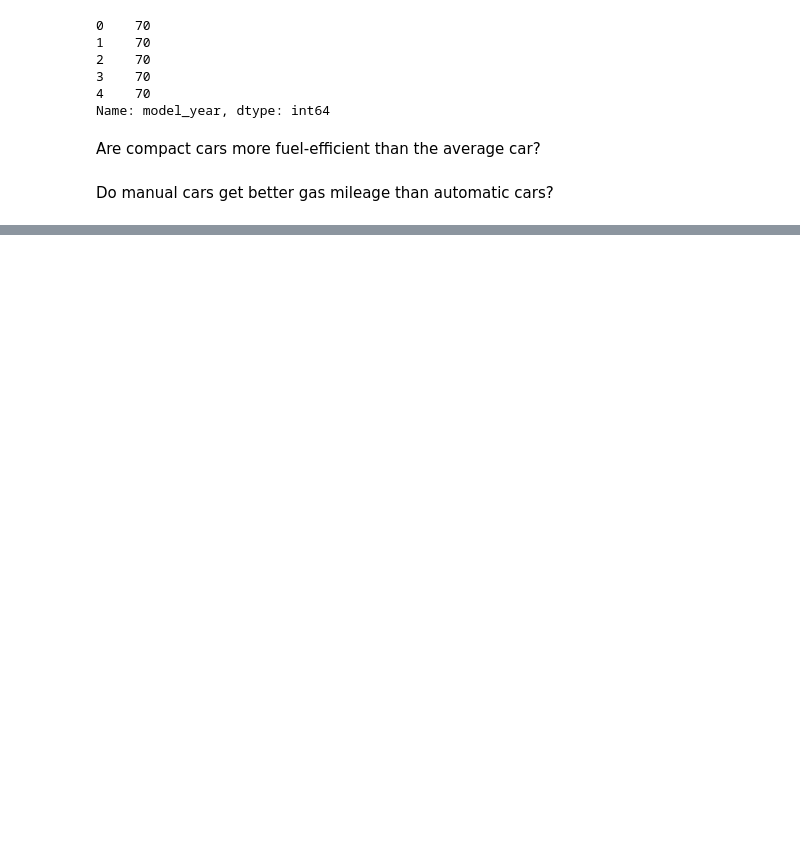
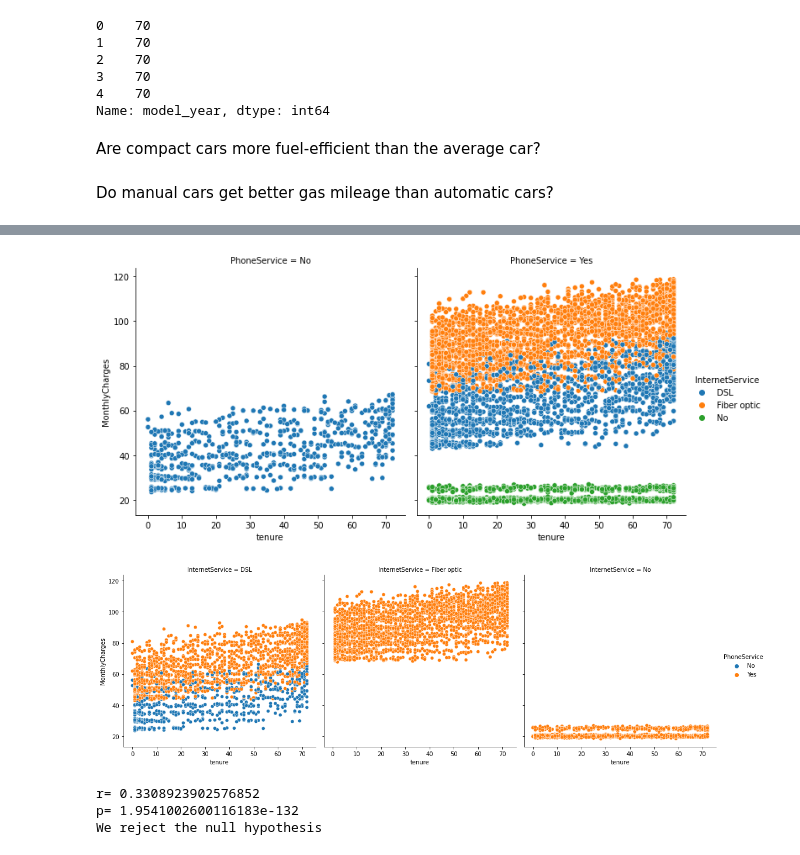
Before and after one commit to joe-bennett/statistics-exercises, a Jupyter notebook: hypothesis_testing.ipynb, the cells around one changed output, grey strips where cells are left out. Drawn from its saved outputs; the diff is of its cells as text; code cells hidden in the pictures; blank space fills up the shorter version.

```diff
--- a/hypothesis_testing.ipynb
+++ b/hypothesis_testing.ipynb
@@ -67,0 +83,7 @@ Do manual cars get better gas mileage than automatic cars?
+# %%
+# $H_0$= there is no linear correlation between tenure and monthly charges.
+
+# $h_1$= there is a linear relation between tenure and monthly charges.
+
+
+telco_churn= pd.read_csv('/Users/joebennett/Downloads/telco_churn (1).csv')
@@ -67,0 +100,40 @@ Do manual cars get better gas mileage than automatic cars?
+# %%
+
+active_cust= telco_churn
+
+tenure=active_cust.tenure
+month_char=active_cust['MonthlyCharges']
+
+sns.relplot(tenure,month_char, col= active_cust.PhoneService, hue= active_cust.InternetService)
+r, p = stats.pearsonr(tenure, month_char)
+
+
+
+
+sns.relplot(tenure,month_char, col= active_cust.InternetService, hue= active_cust.PhoneService)
+
+
+
+plt.show()
+# %% [output]
+[figure, added]
+[figure, added]
+# %%
+alpha= .05
+
+r,p = stats.pearsonr(tenure,month_char)
+
+print('r=',r)
+print('p=',p)
+
+
+
+
+if p < alpha:
+    print("We reject the null hypothesis")
+else:
+    print("We fail to reject the null hypothesis")
+# %% [output]
+r= 0.3308923902576852
+p= 1.9541002600116183e-132
+We reject the null hypothesis
```
Also changed, not shown: parts of 12 cells of this notebook.
